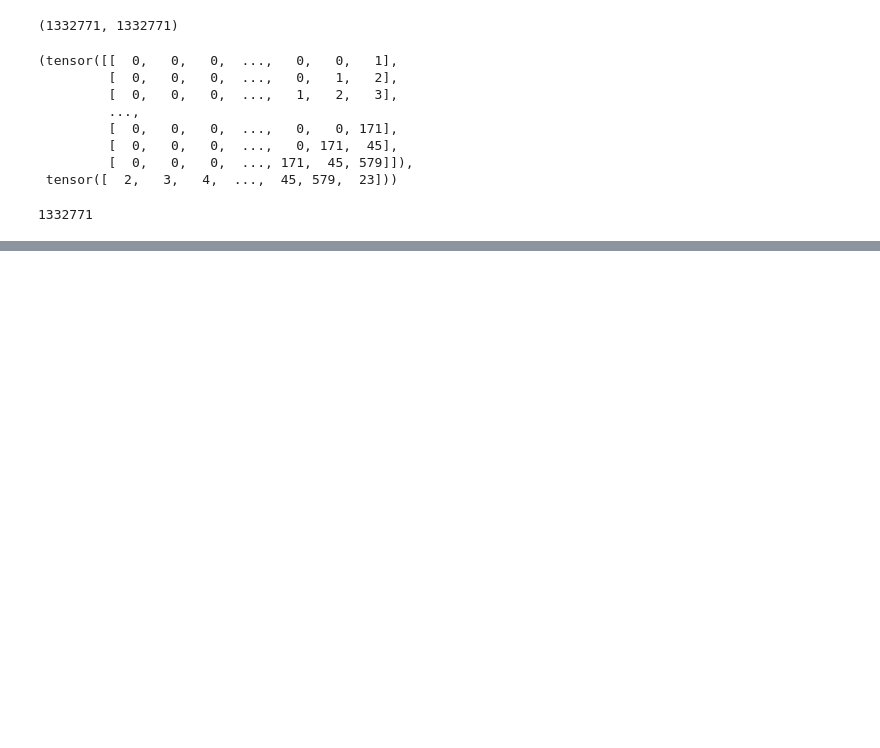
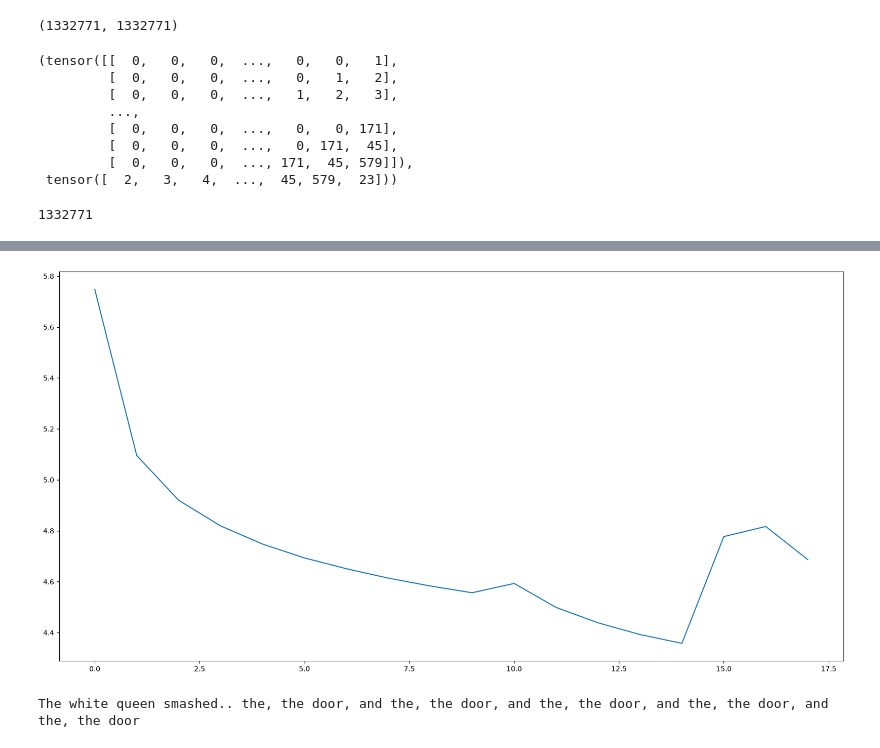
Before and after one commit to m-mhe/dl_practice, a Jupyter notebook: language_modeling_lstm/main.ipynb, the cells around one changed output, grey strips where cells are left out. Drawn from its saved outputs; the diff is of its cells as text; code cells hidden in the pictures; blank space fills up the shorter version.

Commit message:
language modeling setup

```diff
--- a/language_modeling_lstm/main.ipynb
+++ b/language_modeling_lstm/main.ipynb
@@ -134,6 +143,6 @@ len(trainDataset)
 # %% [output]
 1332771
 # %%
-trainLoader = DataLoader(trainDataset, batch_size= 32, shuffle= True)
+trainLoader = DataLoader(trainDataset, batch_size= 128, shuffle= True)
 len(trainLoader)
 # %% [output]
@@ -140,0 +192,8 @@ len(trainLoader)
+# %%
+alpha = 0.0001
+accFunc = MulticlassAccuracy(num_classes= len(vocab))
+lossHist = []
+accHist = []
+# %%
+optim = Adam(model.parameters(), lr= alpha)
+lossFunc = nn.CrossEntropyLoss()
@@ -140,0 +203,23 @@ len(trainLoader)
+# %%
+epochs = 1
+
+for epoch in range(epochs):
+    model.train()
+    lossAvg = 0
+
+
+    for X, y in trainLoader:
+        yHat = model(X)
+        loss = lossFunc(yHat, y)
+        optim.zero_grad()
+        loss.backward()
+        optim.step()
+
+        #accAvg += accFunc(yHat, y).item()
+        lossAvg += loss.item()
+        #print("forward done")
+    #accAvg /= len(trainLoader)
+    lossAvg /= len(trainLoader)
+    lossHist.append(lossAvg)
+    #accHist.append(accAvg)
+    print(f"Epoch {epoch + 1} | Training loss= {lossAvg}\n============================================================================================")
@@ -140,0 +229,8 @@ len(trainLoader)
+# %%
+import matplotlib.pyplot as plt
+
+plt.figure(figsize=(20, 10))
+plt.plot(lossHist)
+plt.show()
+# %% [output]
+[figure, added]
@@ -140,0 +263,13 @@ len(trainLoader)
+# %%
+model.eval()
+
+totalTokenToGen = 30
+
+userText = "The white queen smashed"
+
+for i in range(totalTokenToGen):
+    userText = pred(model= model, vocab= vocab, userText= userText)
+
+print(userText)
+# %% [output]
+The white queen smashed.. the, the door, and the, the door, and the, the door, and the, the door, and the, the door
```
Also changed, not shown: parts of 10 cells of this notebook, 3 other files.
